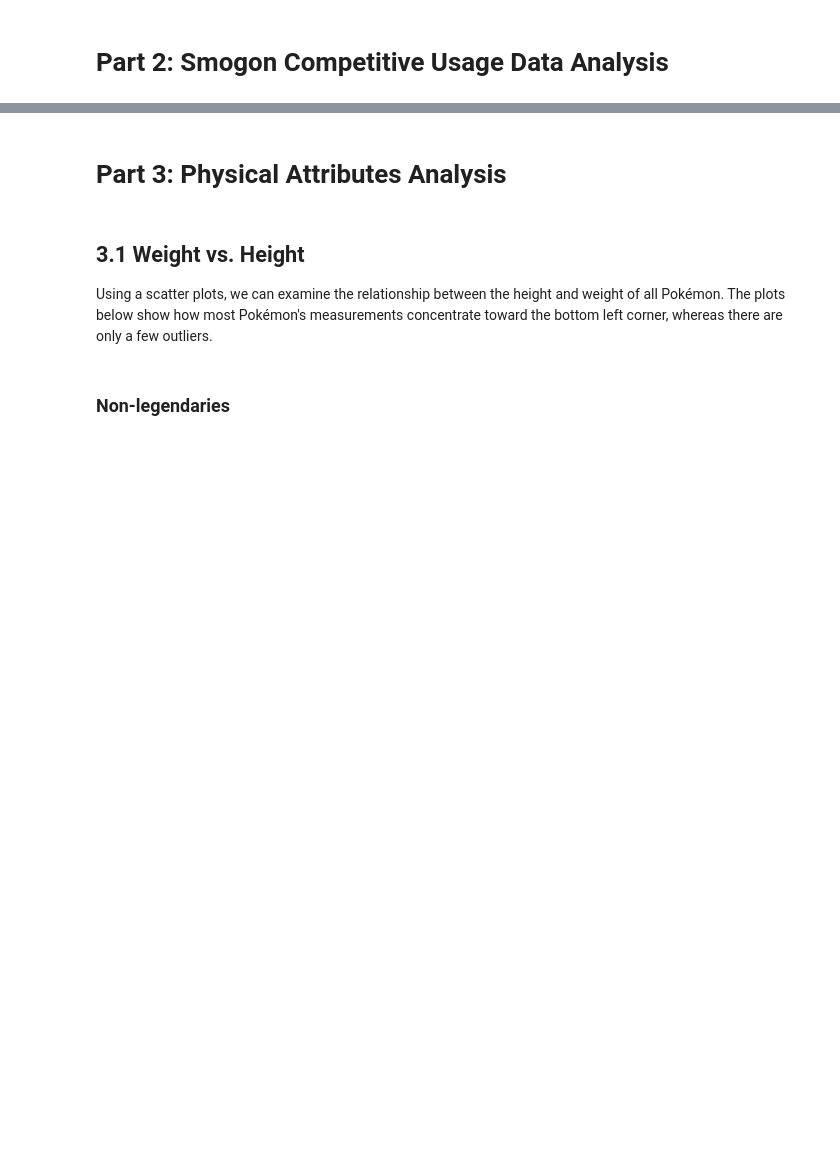
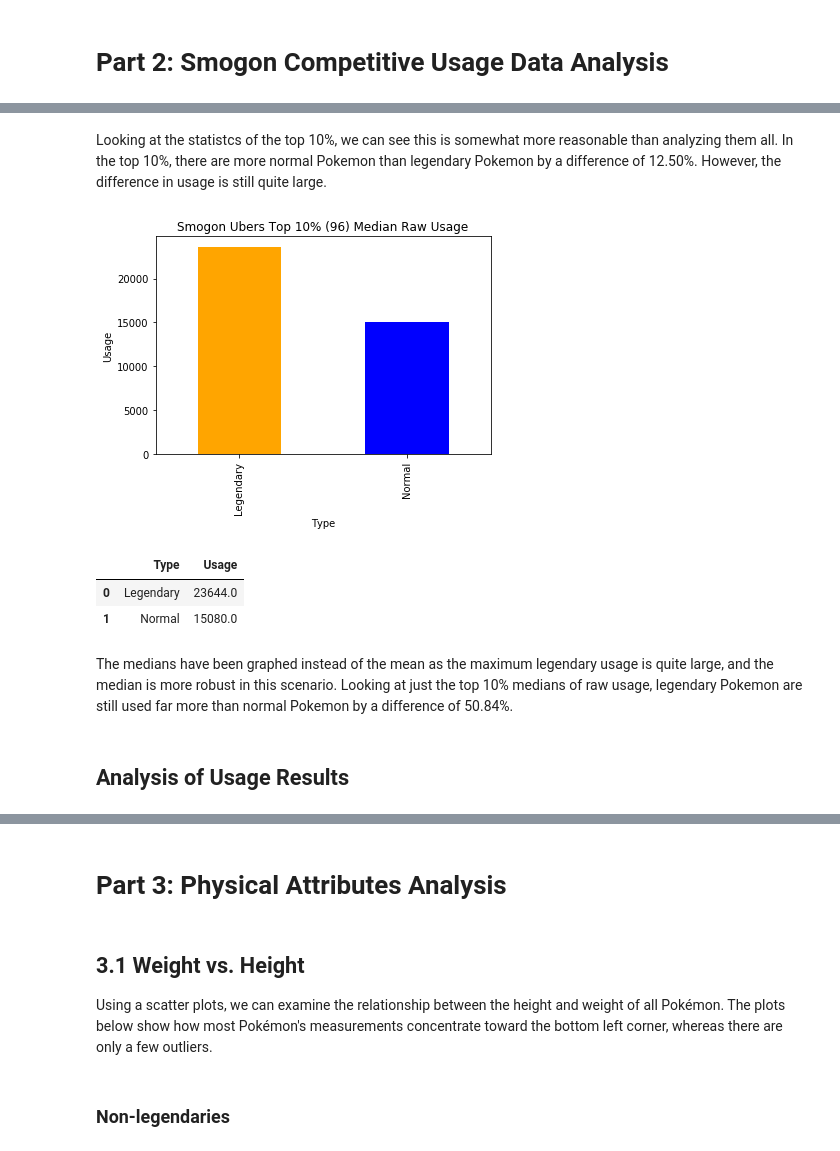
Before and after one commit to WhipeeDip/COGS108-Project, a Jupyter notebook: FinalProject.ipynb, the cells around one changed output, grey strips where cells are left out. Saved outputs shown, nothing was run; the diff lists cells and outputs as text; code cells hidden in the pictures; blank space fills up the shorter version.

```diff
--- a/FinalProject.ipynb
+++ b/FinalProject.ipynb
@@ -415,0 +473,24 @@ Although the above indicates that Legendaries are used a reasonable amount more
+# %% [markdown]
+Looking at the statistcs of the top 10%, we can see this is somewhat more reasonable than analyzing them all. In the top 10%, there are more normal Pokemon than legendary Pokemon by a difference of 12.50%. However, the difference in usage is still quite large.
+# %%
+# get the makeup of the top x% used
+smogon_num_graph_data_usage = [
+  ['Legendary', smogon_legend_top_df['Raw'].median()],
+  ['Normal', smogon_normal_top_df['Raw'].median()]
+]
+smogon_usage_top_graph_df = pd.DataFrame(smogon_num_graph_data_usage, columns = ['Type', 'Usage'])
+ax_smogon_usage_top = smogon_usage_top_graph_df.plot.bar(x = 'Type', y = 'Usage', title = 'Smogon Ubers Top 10% ({}) Median Raw Usage'.format(smogon_top_count),
+  legend = False, color = ['orange', 'blue'])
+ax_smogon_usage_top.set_xlabel('Type')
+ax_smogon_usage_top.set_ylabel('Usage')
+plt.show()
+smogon_usage_top_graph_df
+# %% [output]
+[figure, added]
+|  | Type | Usage |
+| 0 | Legendary | 23644.0 |
+| 1 | Normal | 15080.0 |
+# %% [markdown]
+The medians have been graphed instead of the mean as the maximum legendary usage is quite large, and the median is more robust in this scenario. Looking at just the top 10% medians of raw usage, legendary Pokemon are still used far more than normal Pokemon by a difference of 50.84%.
+# %% [markdown]
+## Analysis of Usage Results
```
Also changed, not shown: parts of 57 cells of this notebook.
